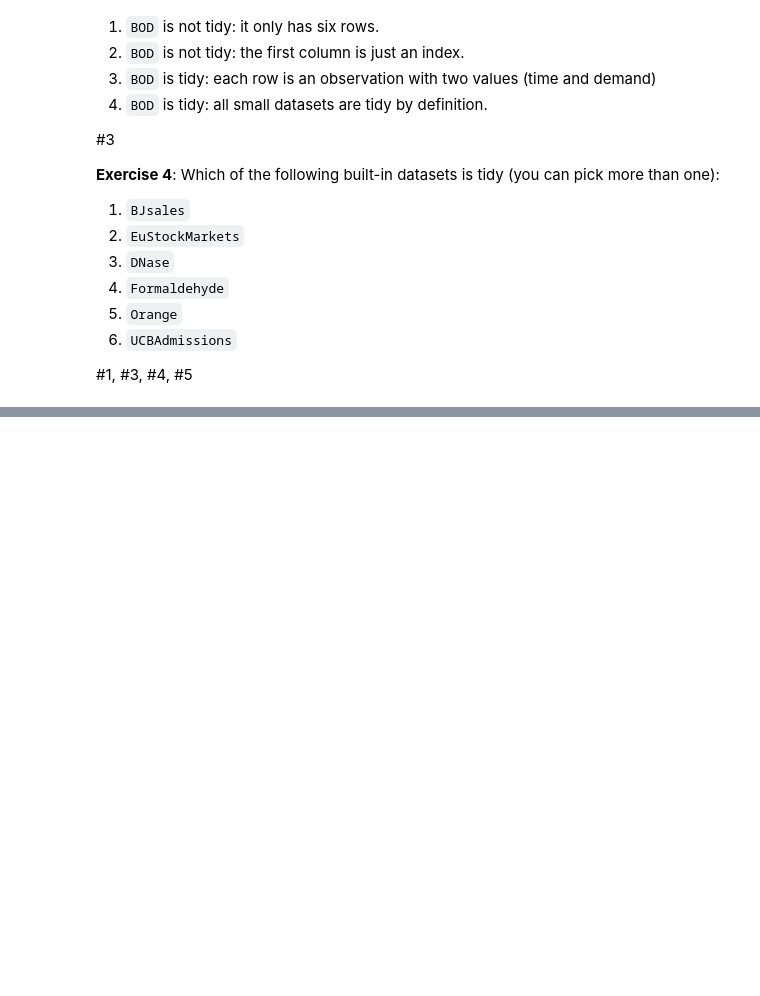
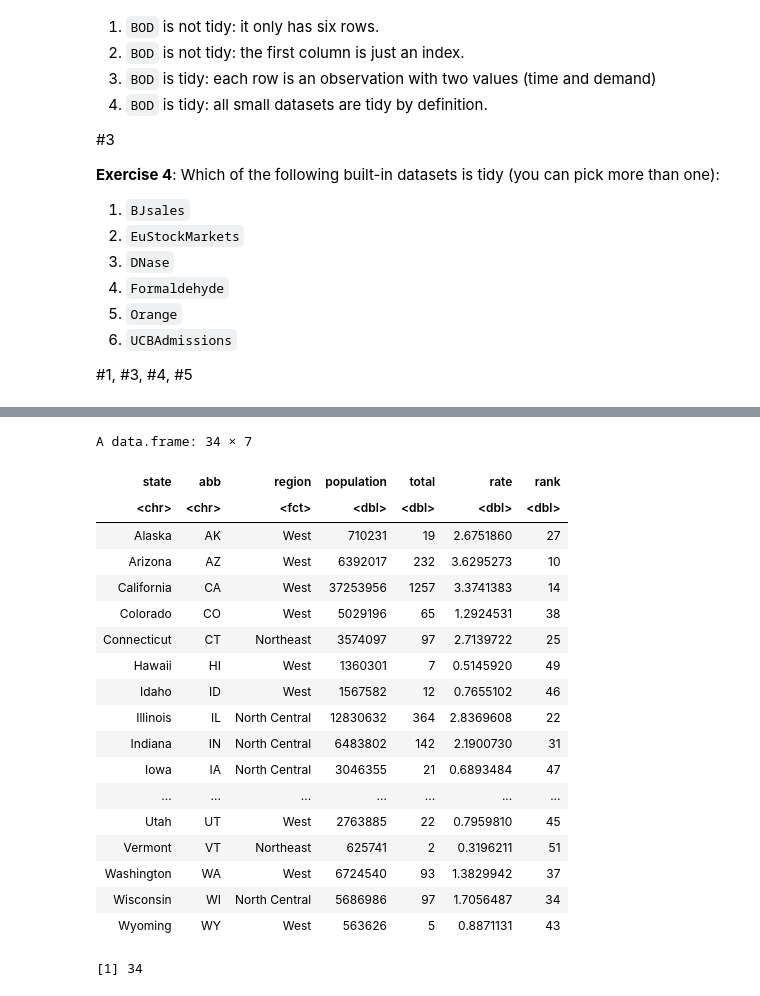
Before and after one commit to readyready15728/data-wrangling-and-visualization-with-r, a Jupyter notebook: 04_the_tidyverse/04_the_tidyverse.ipynb, the cells around one changed output, grey strips where cells are left out. Drawn from its saved outputs; the diff is of its cells as text; code cells hidden in the pictures; blank space fills up the shorter version.

```diff
--- a/04_the_tidyverse/04_the_tidyverse.ipynb
+++ b/04_the_tidyverse/04_the_tidyverse.ipynb
@@ -105,0 +367,27 @@ Here there are multiple observations on each row as the `year` variable is distr
+# %%
+no_south <- filter(murders, region != 'South')
+no_south
+# %% [output]
+A data.frame: 34 × 7
+| state | abb | region | population | total | rate | rank |
+| <chr> | <chr> | <fct> | <dbl> | <dbl> | <dbl> | <dbl> |
+| Alaska | AK | West | 710231 | 19 | 2.6751860 | 27 |
+| Arizona | AZ | West | 6392017 | 232 | 3.6295273 | 10 |
+| California | CA | West | 37253956 | 1257 | 3.3741383 | 14 |
+| Colorado | CO | West | 5029196 | 65 | 1.2924531 | 38 |
+| Connecticut | CT | Northeast | 3574097 | 97 | 2.7139722 | 25 |
+| Hawaii | HI | West | 1360301 | 7 | 0.5145920 | 49 |
+| Idaho | ID | West | 1567582 | 12 | 0.7655102 | 46 |
+| Illinois | IL | North Central | 12830632 | 364 | 2.8369608 | 22 |
+| Indiana | IN | North Central | 6483802 | 142 | 2.1900730 | 31 |
+| Iowa | IA | North Central | 3046355 | 21 | 0.6893484 | 47 |
+| ... | ... | ... | ... | ... | ... | ... |
+| Utah | UT | West | 2763885 | 22 | 0.7959810 | 45 |
+| Vermont | VT | Northeast | 625741 | 2 | 0.3196211 | 51 |
+| Washington | WA | West | 6724540 | 93 | 1.3829942 | 37 |
+| Wisconsin | WI | North Central | 5686986 | 97 | 1.7056487 | 34 |
+| Wyoming | WY | West | 563626 | 5 | 0.8871131 | 43 |
+# %%
+nrow(no_south)
+# %% [output]
+[1] 34
```
Also changed, not shown: parts of 34 cells of this notebook.
